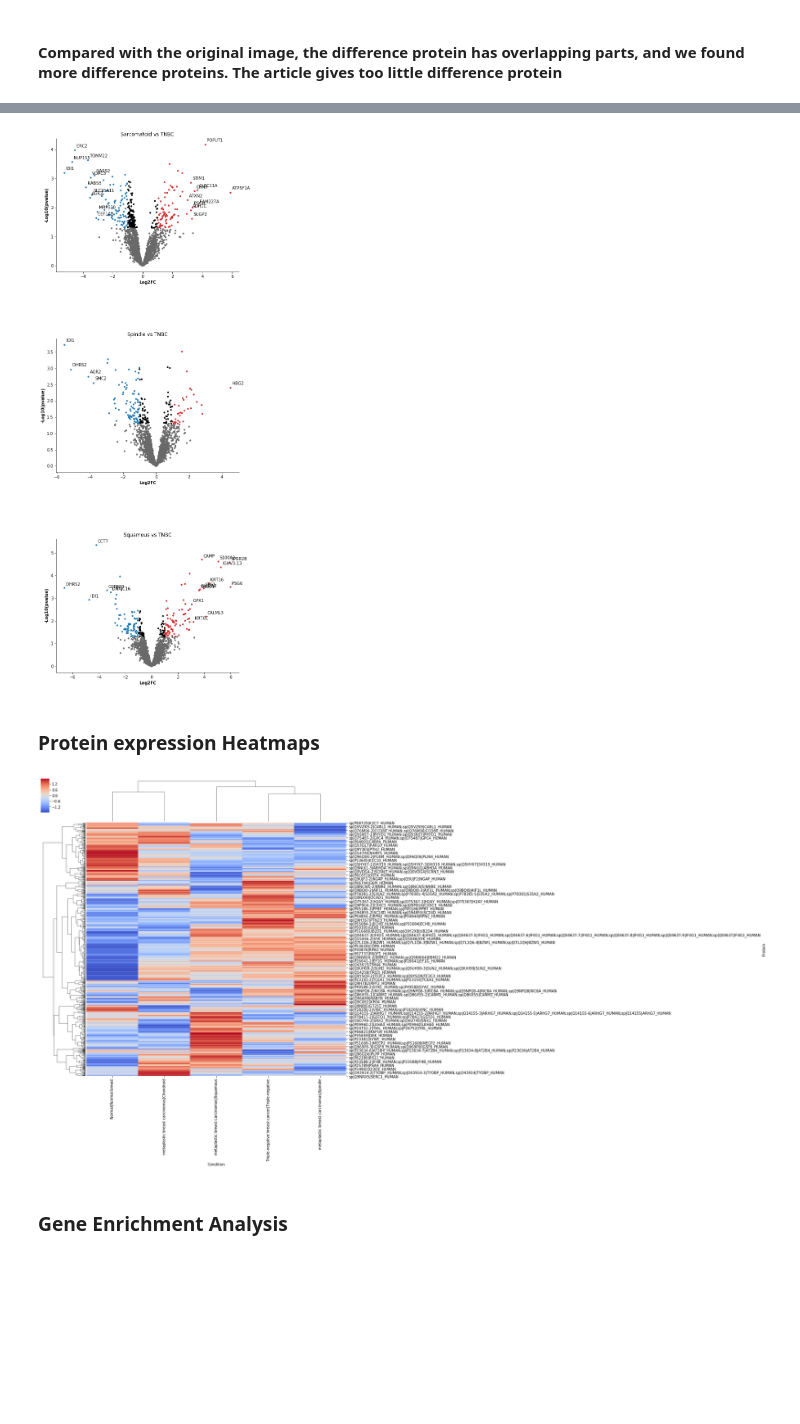
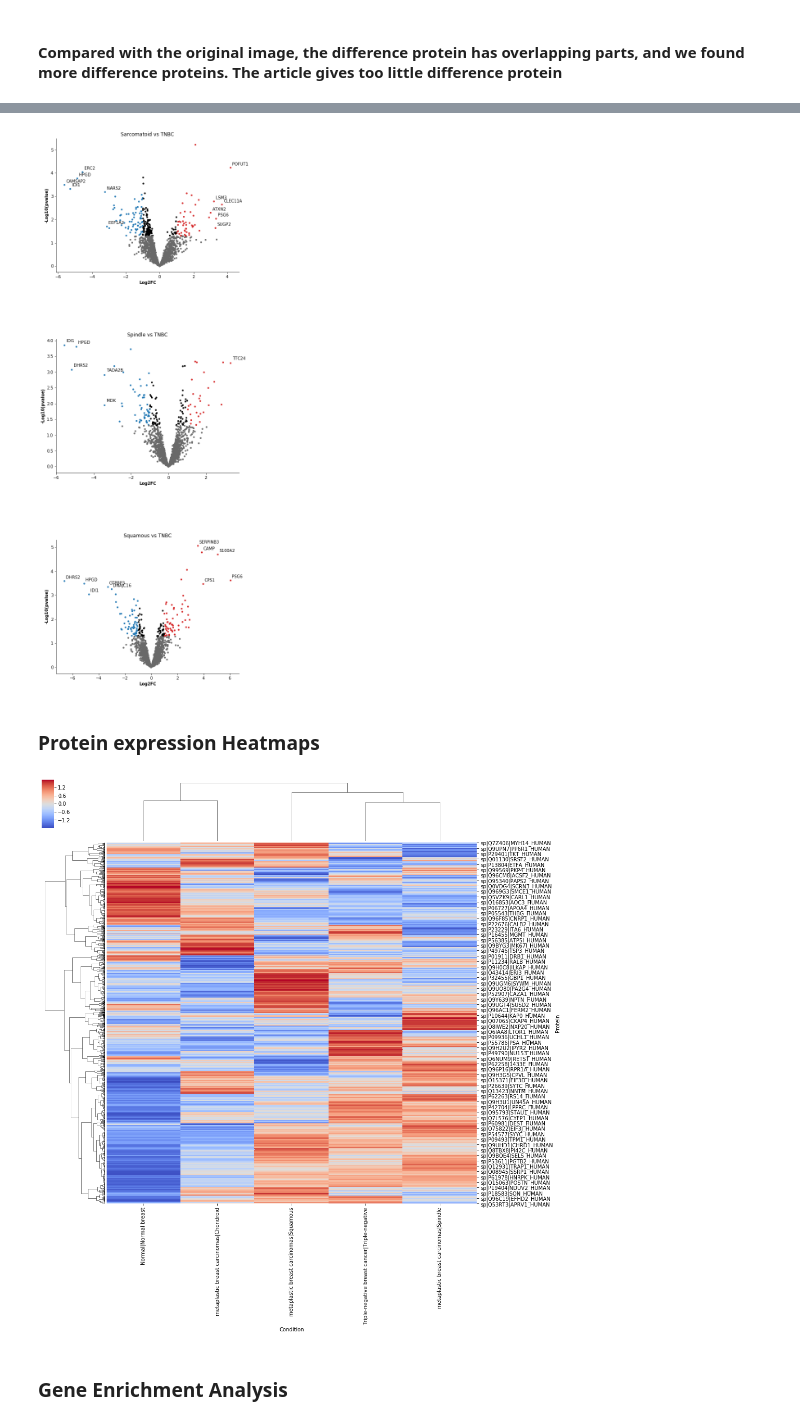
Before and after one commit to bigbio/pquant, a Jupyter notebook: notebooks/PXD014414_Downstream_Analysis.ipynb, the cells around one changed output, grey strips where cells are left out. Saved outputs shown, nothing was run; the diff lists cells and outputs as text; code cells hidden in the pictures; blank space fills up the shorter version.

```diff
--- a/notebooks/PXD014414_Downstream_Analysis.ipynb
+++ b/notebooks/PXD014414_Downstream_Analysis.ipynb
@@ -286,7 +286,7 @@ import pandas as pd
 import numpy as np
 from pyvenn import venn
 
-result = pd.read_csv('C:/Users/ChengXin/MyProgram/TMTProjects/PXD014414/Yasset/Cancer_Normal_Comp_result.csv', sep=',')
+result = pd.read_csv('C:/Users/ChengXin/MyProgram/TMTProjects/PXD014414/Yasset/v2/Cancer_Normal_Comp_result.csv', sep=',')
 
 def preprocess(s):
     return s.split('|')[-1]
@@ -403,7 +403,7 @@ Triple-negative breast cancer|Triple-negative
 Within_Subtype_Comp = Within_Subtype_Comp.pairwise$ComparisonResult
 write.table(Within_Subtype_Comp,"Within_Subtype_Comp_result.csv",row.names=FALSE,col.names=TRUE,sep=",")
 # %%
-result = pd.read_csv('C:/Users/ChengXin/MyProgram/TMTProjects/PXD014414/Yasset/Within_Subtype_Comp_result.csv', sep=',')
+result = pd.read_csv('C:/Users/ChengXin/MyProgram/TMTProjects/PXD014414/Yasset/v2/Within_Subtype_Comp_result.csv', sep=',')
 result = result[['Protein', 'Label', 'log2FC', 'pvalue']].dropna()
 result["-Log10(p-value)"] = -np.log10(result['pvalue'])
 
@@ -515,6 +515,6 @@ INFO  [2021-08-13 13:14:00] Testing for 2695 proteins:
   |======================================================================| 100%
 # %%
-result = pd.read_csv('C:/Users/ChengXin/MyProgram/TMTProjects/PXD014414/Yasset/MBC_TNBC_Comp_result.csv', sep=',')
+result = pd.read_csv('C:/Users/ChengXin/MyProgram/TMTProjects/PXD014414/Yasset/v2/MBC_TNBC_Comp_result.csv', sep=',')
 result = result[['Protein', 'Label', 'log2FC', 'pvalue']].dropna()
 result["-Log10(p-value)"] = -np.log10(result['pvalue'])
 
@@ -646,7 +646,7 @@ Spindle vs TNBC                                                -1
 Squamous vs TNBC                                               -1
 Sarcomatoid vs TNBC                                            -1
 # %%
-result = pd.read_csv('C:/Users/ChengXin/MyProgram/TMTProjects/PXD014414/Yasset/Subtype_TNBC_Comp_result.csv', sep=',')
+result = pd.read_csv('C:/Users/ChengXin/MyProgram/TMTProjects/PXD014414/Yasset/v2/Subtype_TNBC_Comp_result.csv', sep=',')
 result = result[['Protein', 'Label', 'log2FC', 'pvalue']].dropna()
 result["-Log10(p-value)"] = -np.log10(result['pvalue'])
 
@@ -687,7 +687,7 @@ for comp in np.unique(result['Label']):
 plt.subplots_adjust(wspace=0.5,hspace=0.5)
 plt.show()
 # %% [output]
-[figure, old version]
+[figure, new version]
 # %% [markdown]
 ###  Protein expression Heatmaps
 # %%
@@ -698,38 +698,38 @@ from matplotlib import pyplot as plt
 import numpy as np
 
 # Data set
-url = 'C:/Users/ChengXin/MyProgram/TMTProjects/PXD014414/Yasset/protein_expression.csv'
+url = 'C:/Users/ChengXin/MyProgram/TMTProjects/PXD014414/Yasset/v2/protein_expression.csv'
 df = pd.read_csv(url)
 
 df2 = df.pivot_table(index='Protein', columns='Condition', values='Abundance',aggfunc=np.mean)
 df2 = df2.dropna()
 
 # plot
 g = sns.clustermap(df2, method='average', metric='correlation', z_score=0, figsize=(15,15), xticklabels=True, cmap="coolwarm")
 g.ax_heatmap.set_xticklabels(g.ax_heatmap.get_xmajorticklabels())#, fontsize = 5)
 
 # tmp = g.ax_heatmap.get_xaxis()
 
 threshold = 0.1
 x_labels_ticks = g.ax_heatmap.get_xticklabels()
 
 total_genes_above_threshold = 0
 for i, xtickdata in enumerate(x_labels_ticks):
     protein = xtickdata._text
     if df2[protein].max() >= threshold:
         # print(df2[protein])
         # print("#########")
         total_genes_above_threshold = total_genes_above_threshold + 1
         # print(df2[protein].max())
     else:
         xtickdata._text = ''
 
 #print("total_genes_above_threshold {}".format(total_genes_above_threshold))
 
 # re set the tick labels with the modified list
 g.ax_heatmap.set_xticklabels(x_labels_ticks)
 plt.show()
 # %% [output]
-[figure, old version]
+[figure, new version]
 # %% [markdown]
 ### Gene Enrichment Analysis
```
Also changed, not shown: parts of 19 cells of this notebook, 1 other file.
